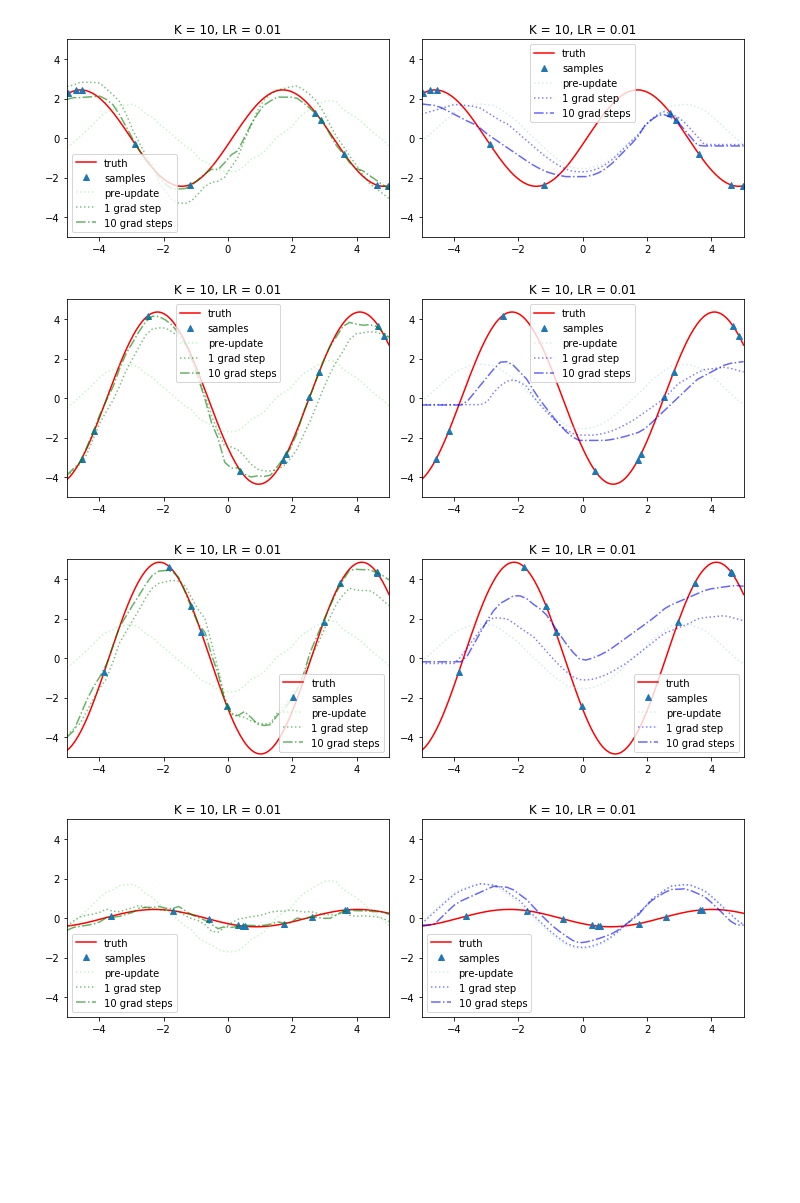
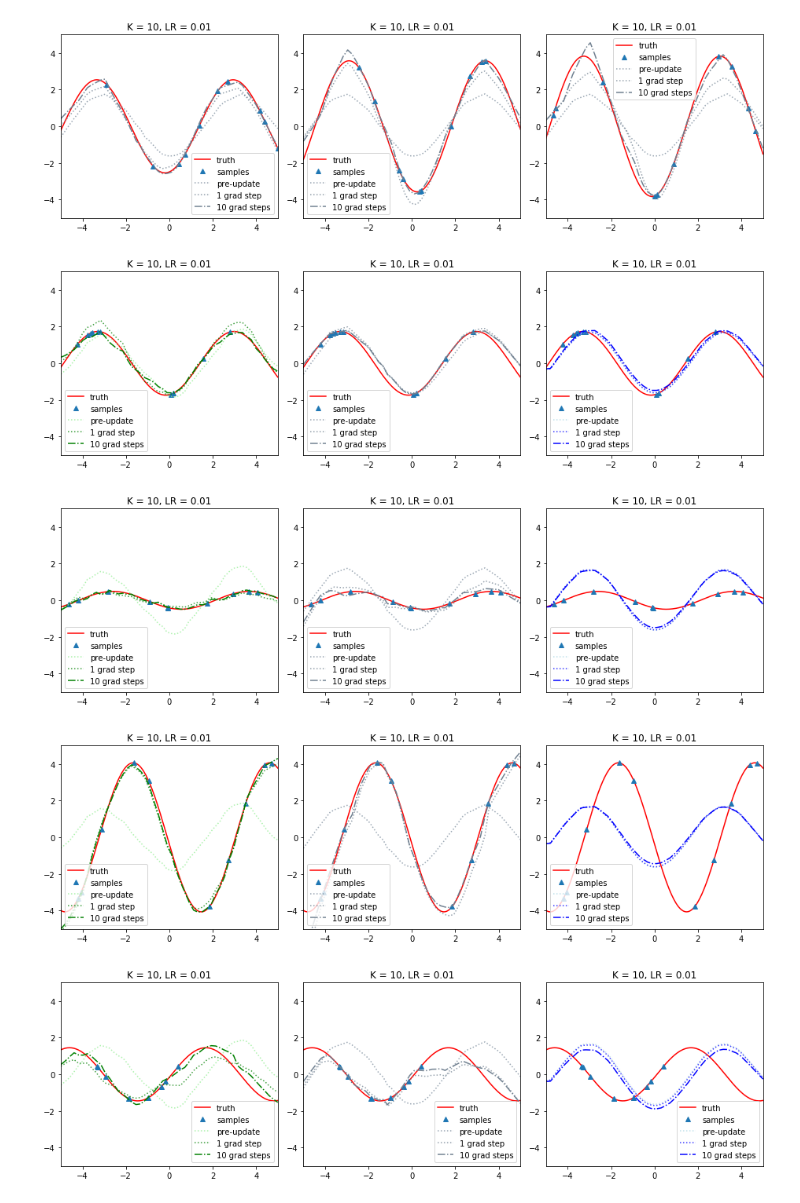
Before and after one commit to tpgillam/meta_learning, a Jupyter notebook: sinusoid.ipynb, the cells around one changed output. Saved outputs shown, nothing was run; the diff lists cells and outputs as text; code cells hidden in the pictures; blank space fills up the shorter version.

Commit message:
Clean up notebook and add ANIL algorithm.

```diff
--- a/sinusoid.ipynb
+++ b/sinusoid.ipynb
@@ -255,0 +53,18 @@ pyplot.plot(meta_train_test_mses_pretrain)
+# %%
+module_pretrain = SinusoidalLearner()
+pretrain_mses = load_trained_module(module_pretrain, 'pretrain_70k')
+
+module_maml = SinusoidalLearner()
+maml_mses = load_trained_module(module_maml, 'maml_70k')
+
+module_anil = SinusoidalLearner()
+anil_mses = load_trained_module(module_anil, 'anil_70k')
+
+pyplot.figure()
+pyplot.xlabel('Epochs / 100')
+pyplot.ylabel('MSE')
+pyplot.plot(pretrain_mses, label='pretrain')
+pyplot.plot(maml_mses, label='maml')
+pyplot.plot(anil_mses, label='anil')
+pyplot.legend()
+pyplot.show()
@@ -412,5 +180,0 @@ def maml_train(
-# %%
-# meta_train_test_mses_maml, module_maml = maml_train(verbose=True)
-# torch.save(module_maml.state_dict(), 'module_maml_70k_state.pt')
-meta_train_test_mses_maml, module_maml = maml_train(first_order=True, verbose=True)
-torch.save(module_maml.state_dict(), 'module_maml_firstorder_70k_state.pt')
@@ -445,20 +186,26 @@ for _ in axes_iter(range(3)):
+# %%
+for _ in axes_iter(range(3)):
+    meta_test(module_anil, learning_rate=0.01, base_color='slategrey')
+# %% [output]
+[figure, added]
 # %%
 def meta_test_multi(
-        module_maml: torch.nn.Module,
-        module: torch.nn.Module,
+        configs: List[Tuple[torch.nn.Module, str, bool]],
         *,
         batch_size_inner: int = 10,
-        input_range: tuple = _DEFAULT_INPUT_RANGE,
+        input_range: tuple = DEFAULT_INPUT_RANGE,
         learning_rate: float = 0.01):
     """Perform a single test on the trained module"""
     batch = generate_sinusoid_batch(1, batch_size_inner, input_range=input_range)
-    for (mod, color) in axes_iter([(module_maml, 'green'), (module, 'blue')], num_cols=2, width=10, height=3.5):
-        meta_test_batch(mod, batch, learning_rate, base_color=color)
+    for (module, color, only_tune_final_layer) in axes_iter(configs):
+        meta_test_batch(module, batch, learning_rate, base_color=color, only_tune_final_layer=only_tune_final_layer)
 # %%
 for _ in range(6):
-    meta_test_multi(module_maml, module_pretrain, learning_rate=0.01)
+    meta_test_multi(
+        [(module_maml, 'green', False), (module_anil, 'slategrey', False), (module_pretrain, 'blue', True)],
+        learning_rate=0.01)
 # %% [output]
-[figure, old version]
+[figure, new version]
-[figure, old version]
+[figure, new version]
-[figure, old version]
+[figure, new version]
-[figure, old version]
+[figure, new version]
```
Also changed, not shown: parts of 26 cells of this notebook, 1 other file.
